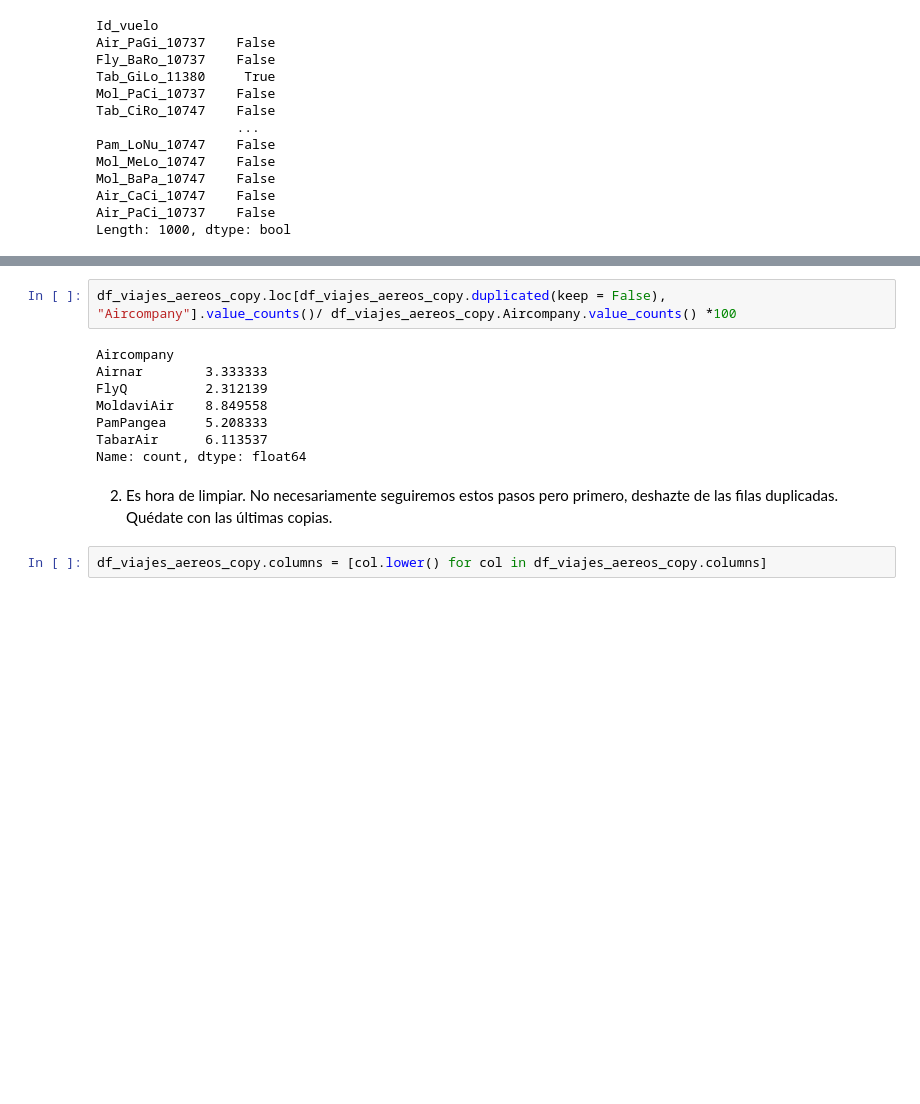
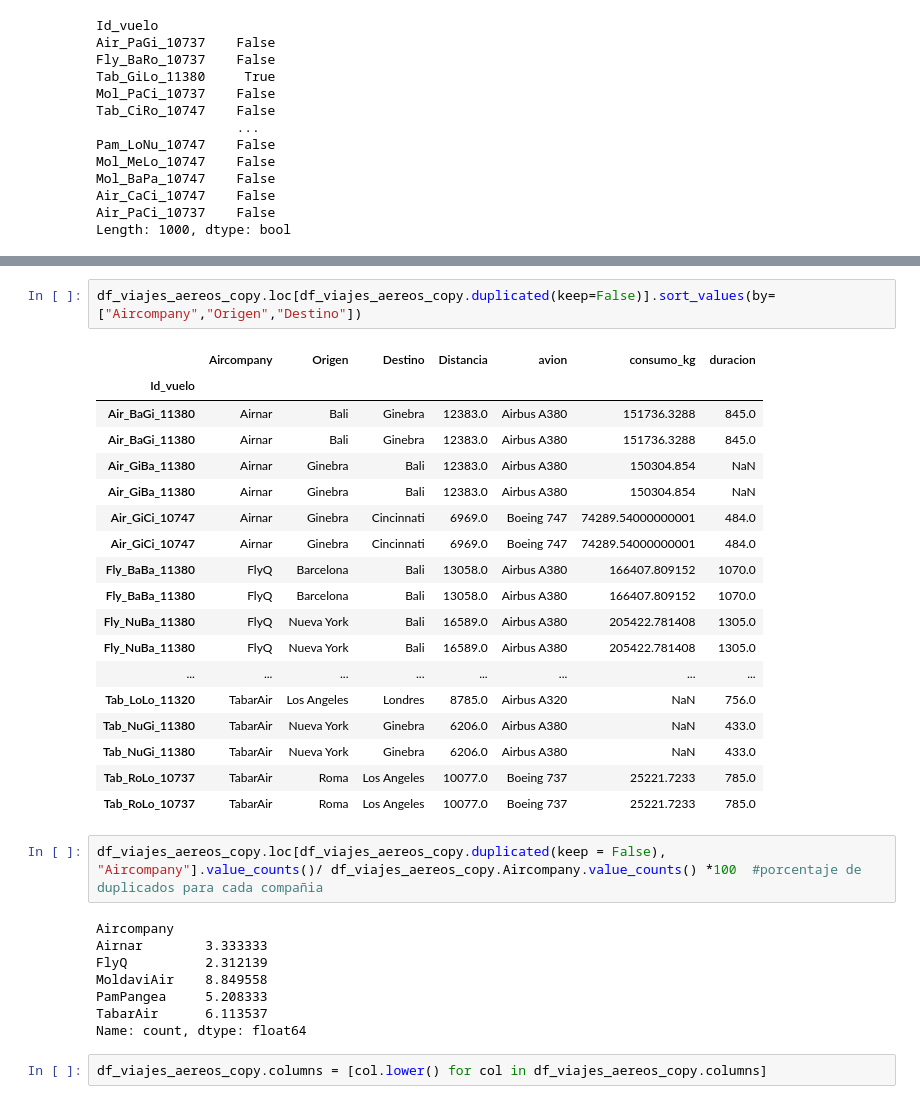
Before and after one commit to Daniela-Zabala/ONLINE_DS_THEBRIDGE_DZ, a Jupyter notebook: 02_Programacion_y_Herramientas_Avanzadas/Sprint_04/Unidad_02/Practica_Obligatoria/18_Practica_Obligatoria_Pandas_II.ipynb, the cells around one changed output, grey strips where cells are left out. Cells and saved outputs as stored; diff of their text form; blank space fills up the shorter version.

```diff
--- a/02_Programacion_y_Herramientas_Avanzadas/Sprint_04/Unidad_02/Practica_Obligatoria/18_Practica_Obligatoria_Pandas_II.ipynb
+++ b/02_Programacion_y_Herramientas_Avanzadas/Sprint_04/Unidad_02/Practica_Obligatoria/18_Practica_Obligatoria_Pandas_II.ipynb
@@ -145,5 +171,26 @@ Name: count, dtype: int64
+# %%
+df_viajes_aereos_copy.loc[df_viajes_aereos_copy.duplicated(keep=False)].sort_values(by=["Aircompany","Origen","Destino"])
+# %% [output]
+|  | Aircompany | Origen | Destino | Distancia | avion | consumo_kg | duracion |
+| Id_vuelo |  |  |  |  |  |  |  |
+| Air_BaGi_11380 | Airnar | Bali | Ginebra | 12383.0 | Airbus A380 | 151736.3288 | 845.0 |
+| Air_BaGi_11380 | Airnar | Bali | Ginebra | 12383.0 | Airbus A380 | 151736.3288 | 845.0 |
+| Air_GiBa_11380 | Airnar | Ginebra | Bali | 12383.0 | Airbus A380 | 150304.854 | NaN |
+| Air_GiBa_11380 | Airnar | Ginebra | Bali | 12383.0 | Airbus A380 | 150304.854 | NaN |
+| Air_GiCi_10747 | Airnar | Ginebra | Cincinnati | 6969.0 | Boeing 747 | 74289.54000000001 | 484.0 |
+| Air_GiCi_10747 | Airnar | Ginebra | Cincinnati | 6969.0 | Boeing 747 | 74289.54000000001 | 484.0 |
+| Fly_BaBa_11380 | FlyQ | Barcelona | Bali | 13058.0 | Airbus A380 | 166407.809152 | 1070.0 |
+| Fly_BaBa_11380 | FlyQ | Barcelona | Bali | 13058.0 | Airbus A380 | 166407.809152 | 1070.0 |
+| Fly_NuBa_11380 | FlyQ | Nueva York | Bali | 16589.0 | Airbus A380 | 205422.781408 | 1305.0 |
+| Fly_NuBa_11380 | FlyQ | Nueva York | Bali | 16589.0 | Airbus A380 | 205422.781408 | 1305.0 |
+| ... | ... | ... | ... | ... | ... | ... | ... |
+| Tab_LoLo_11320 | TabarAir | Los Angeles | Londres | 8785.0 | Airbus A320 | NaN | 756.0 |
+| Tab_NuGi_11380 | TabarAir | Nueva York | Ginebra | 6206.0 | Airbus A380 | NaN | 433.0 |
+| Tab_NuGi_11380 | TabarAir | Nueva York | Ginebra | 6206.0 | Airbus A380 | NaN | 433.0 |
+| Tab_RoLo_10737 | TabarAir | Roma | Los Angeles | 10077.0 | Boeing 737 | 25221.7233 | 785.0 |
+| Tab_RoLo_10737 | TabarAir | Roma | Los Angeles | 10077.0 | Boeing 737 | 25221.7233 | 785.0 |
 # %%
-df_viajes_aereos_copy.loc[df_viajes_aereos_copy.duplicated(keep = False), "Aircompany"].value_counts()/ df_viajes_aereos_copy.Aircompany.value_counts() *100
+df_viajes_aereos_copy.loc[df_viajes_aereos_copy.duplicated(keep = False), "Aircompany"].value_counts()/ df_viajes_aereos_copy.Aircompany.value_counts() *100  #porcentaje de duplicados para cada compañia
 # %% [output]
 Aircompany
 Airnar        3.333333
@@ -152,8 +199,6 @@ MoldaviAir    8.849558
 PamPangea     5.208333
 TabarAir      6.113537
 Name: count, dtype: float64
-# %% [markdown]
-2. Es hora de limpiar. No necesariamente seguiremos estos pasos pero primero, deshazte de las filas duplicadas. Quédate con las últimas copias.
 # %%
 df_viajes_aereos_copy.columns = [col.lower() for col in df_viajes_aereos_copy.columns]
 # %%
```
Also changed, not shown: parts of 18 cells of this notebook, 1 other file.
